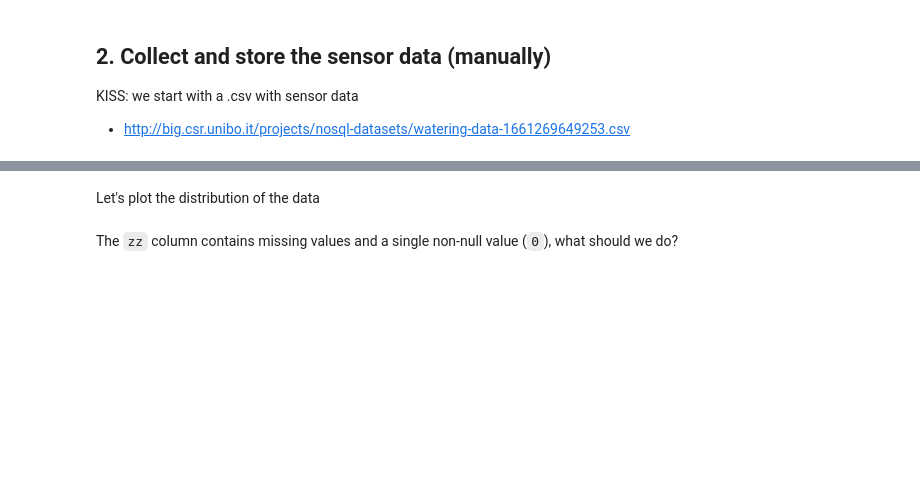
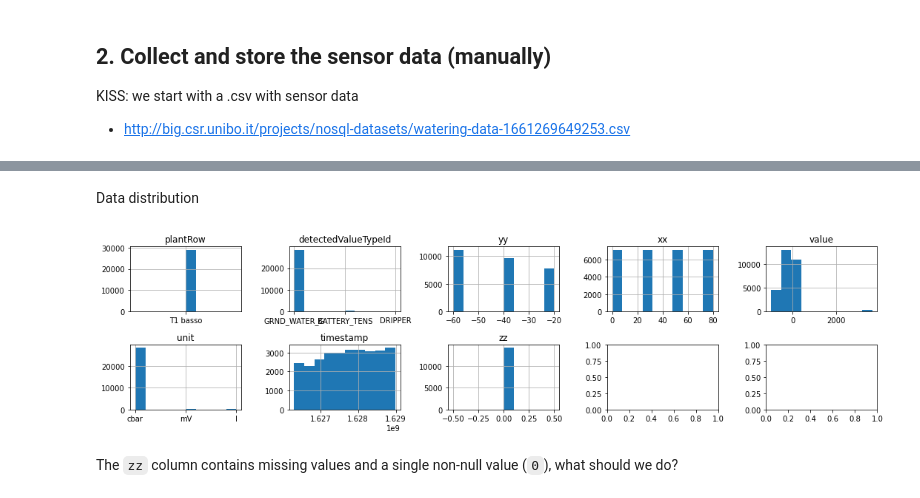
Before and after one commit to w4bo/teaching, a Jupyter notebook: notebooks/02-DataWrangling.ipynb, the cells around one changed output, grey strips where cells are left out. Cells and saved outputs as stored; diff of their text form; code cells hidden in the pictures; blank space fills up the shorter version.

```diff
--- a/notebooks/02-DataWrangling.ipynb
+++ b/notebooks/02-DataWrangling.ipynb
@@ -85,20 +155,28 @@ df.info()
-# %% [markdown]
-Let's plot the distribution of the data
+# %% [markdown]
+Data distribution
 # %%
-cols = 3
-rows = math.ceil(len(df.columns) / cols)
+import math
+import matplotlib.pyplot as plt
 
-fig, axs = fig, ax = plt.subplots(cols, rows, figsize = (4 * rows, 3 * cols))
-i = 0
+def plot(df):
+    cols = 5
+    rows = math.ceil(len(df.columns) / cols)
 
-for x in df.columns:
-    ax = axs[int(i / cols)][i % cols]
-    # df[x].value_counts().plot(kind="bar", ax=ax)
-    df[x].hist(ax=ax)
-    ax.set_title(x)
-    i += 1
+    fig, axs = fig, ax = plt.subplots(rows, cols, figsize = (3 * cols, 2 * rows))
+    i = 0
 
-fig.tight_layout()
+    for x in df.columns:
+        ax = axs[int(i / cols)][i % cols]
+        # df[x].value_counts().plot(kind="bar", ax=ax)
+        df[x].hist(ax=ax)
+        ax.set_title(x)
+        i += 1
+
+    fig.tight_layout()
+# %%
+plot(df)
+# %% [output]
+[figure, added]
 # %% [markdown]
 The `zz` column contains missing values and a single non-null value (`0`), what should we do?
 # %%
```
Also changed, not shown: parts of 65 cells of this notebook, 2 other files.
